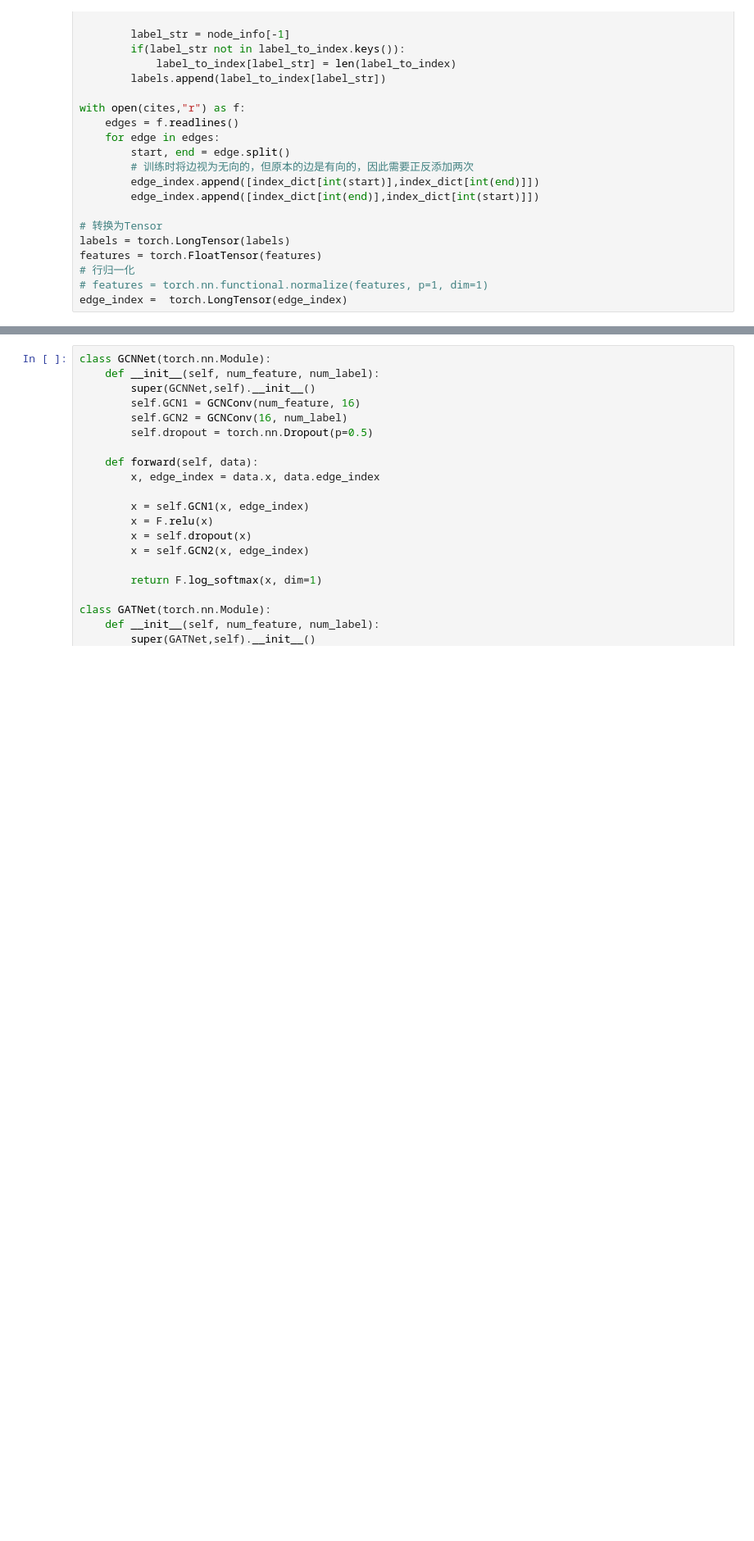
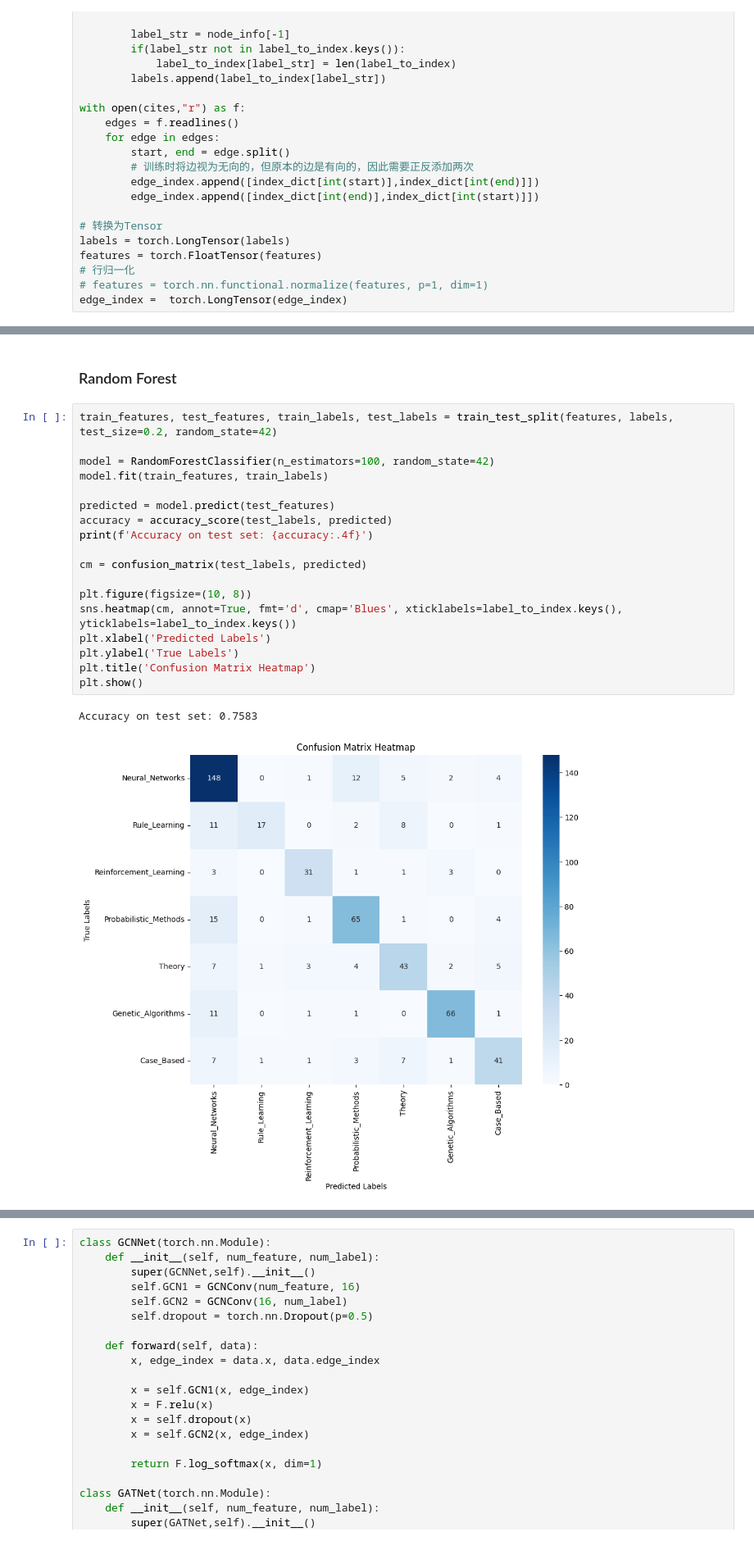
Before and after one commit to happycoooo/Cora-Citation-Network-Analysis-Classification-LinkPrediction, a Jupyter notebook: Classification.ipynb, the cells around one changed output, grey strips where cells are left out. Shown at 82% size. Saved outputs shown, nothing was run; the diff lists cells and outputs as text; blank space fills up the shorter version.

```diff
--- a/Classification.ipynb
+++ b/Classification.ipynb
@@ -154,0 +171,23 @@ visualize_features_tsne_3d(features.numpy(), labels.numpy())
+# %% [markdown]
+### Random Forest
+# %%
+train_features, test_features, train_labels, test_labels = train_test_split(features, labels, test_size=0.2, random_state=42)
+
+model = RandomForestClassifier(n_estimators=100, random_state=42)
+model.fit(train_features, train_labels)
+
+predicted = model.predict(test_features)
+accuracy = accuracy_score(test_labels, predicted)
+print(f'Accuracy on test set: {accuracy:.4f}')
+
+cm = confusion_matrix(test_labels, predicted)
+
+plt.figure(figsize=(10, 8))
+sns.heatmap(cm, annot=True, fmt='d', cmap='Blues', xticklabels=label_to_index.keys(), yticklabels=label_to_index.keys())
+plt.xlabel('Predicted Labels')
+plt.ylabel('True Labels')
+plt.title('Confusion Matrix Heatmap')
+plt.show()
+# %% [output]
+Accuracy on test set: 0.7583
+[figure, added]
```
Also changed, not shown: parts of 19 cells of this notebook, 13 other files.
